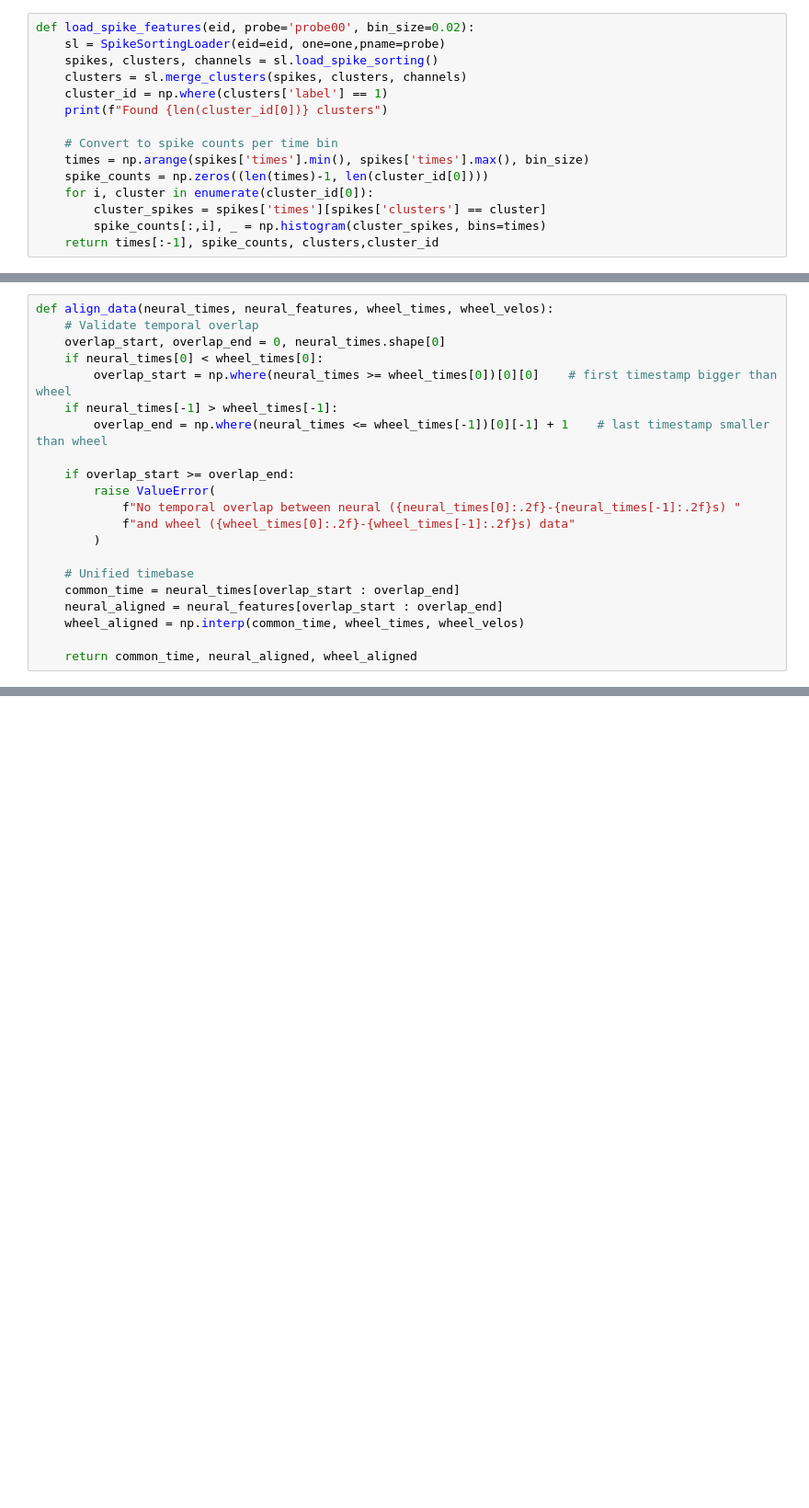
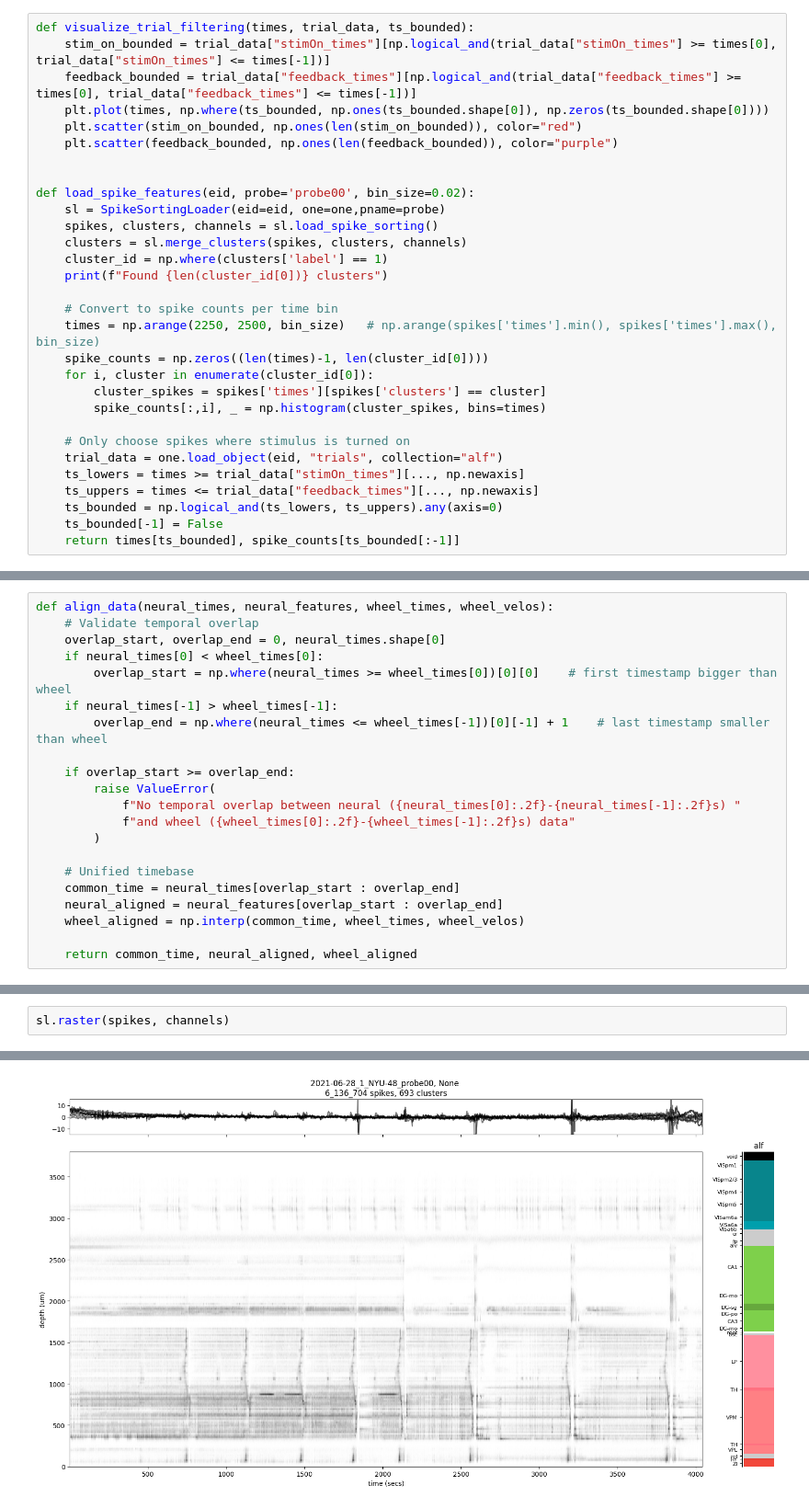
Before and after one commit to Idanlau/density_decoding, a Jupyter notebook: spike_sorted_decoder/neural-decoding-main/BehaviourDecodingWithSpikeSortedData.ipynb, the cells around one changed output, grey strips where cells are left out. Shown: that part at 92% size. Saved outputs shown, nothing was run; the diff lists cells and outputs as text; blank space fills up the shorter version.

Commit message:
Keep data between stim on and feedback

```diff
--- a/spike_sorted_decoder/neural-decoding-main/BehaviourDecodingWithSpikeSortedData.ipynb
+++ b/spike_sorted_decoder/neural-decoding-main/BehaviourDecodingWithSpikeSortedData.ipynb
@@ -106,4 +17,12 @@ Found 483 valid sessions
 # %%
+def visualize_trial_filtering(times, trial_data, ts_bounded):
+    stim_on_bounded = trial_data["stimOn_times"][np.logical_and(trial_data["stimOn_times"] >= times[0], trial_data["stimOn_times"] <= times[-1])]
+    feedback_bounded = trial_data["feedback_times"][np.logical_and(trial_data["feedback_times"] >= times[0], trial_data["feedback_times"] <= times[-1])]
+    plt.plot(times, np.where(ts_bounded, np.ones(ts_bounded.shape[0]), np.zeros(ts_bounded.shape[0])))
+    plt.scatter(stim_on_bounded, np.ones(len(stim_on_bounded)), color="red")
+    plt.scatter(feedback_bounded, np.ones(len(feedback_bounded)), color="purple")
+
+
 def load_spike_features(eid, probe='probe00', bin_size=0.02):
     sl = SpikeSortingLoader(eid=eid, one=one,pname=probe)
     spikes, clusters, channels = sl.load_spike_sorting()
@@ -112,12 +31,19 @@ def load_spike_features(eid, probe='probe00', bin_size=0.02):
     print(f"Found {len(cluster_id[0])} clusters")
 
     # Convert to spike counts per time bin
-    times = np.arange(spikes['times'].min(), spikes['times'].max(), bin_size)
+    times = np.arange(2250, 2500, bin_size)   # np.arange(spikes['times'].min(), spikes['times'].max(), bin_size)
     spike_counts = np.zeros((len(times)-1, len(cluster_id[0])))
     for i, cluster in enumerate(cluster_id[0]):
         cluster_spikes = spikes['times'][spikes['clusters'] == cluster]
         spike_counts[:,i], _ = np.histogram(cluster_spikes, bins=times)
-    return times[:-1], spike_counts, clusters,cluster_id
+
+    # Only choose spikes where stimulus is turned on
+    trial_data = one.load_object(eid, "trials", collection="alf")
+    ts_lowers = times >= trial_data["stimOn_times"][..., np.newaxis]
+    ts_uppers = times <= trial_data["feedback_times"][..., np.newaxis]
+    ts_bounded = np.logical_and(ts_lowers, ts_uppers).any(axis=0)
+    ts_bounded[-1] = False
+    return times[ts_bounded], spike_counts[ts_bounded[:-1]]
 # %%
 def select_features(spike_counts, threshold=5, min_units=25):
     # Dynamic threshold adjustment
@@ -335,0 +265,3 @@ plt.errorbar(np.arange(len(fr_mean)), fr_mean, fr_std, linestyle="None", marker=
+# %%
+sl.raster(spikes, channels)
+# %% [output]
@@ -335,0 +273 @@ plt.errorbar(np.arange(len(fr_mean)), fr_mean, fr_std, linestyle="None", marker=
+[figure, added]
```
Also changed, not shown: parts of 12 cells of this notebook.
